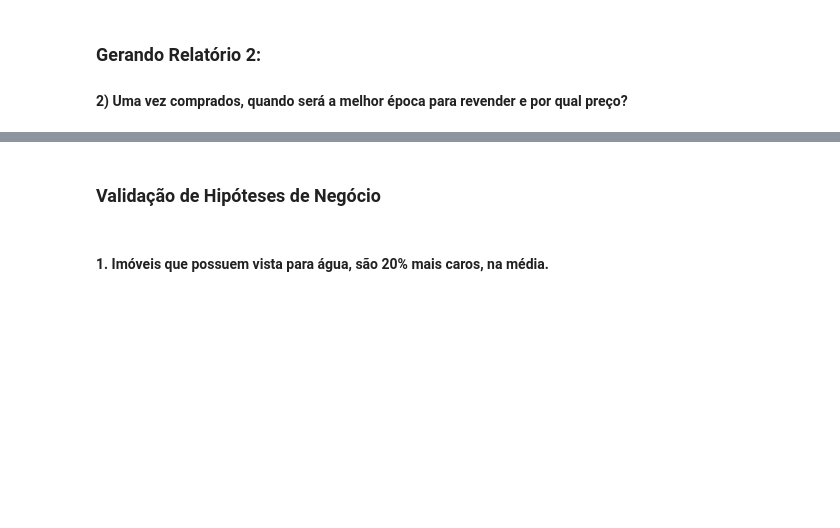
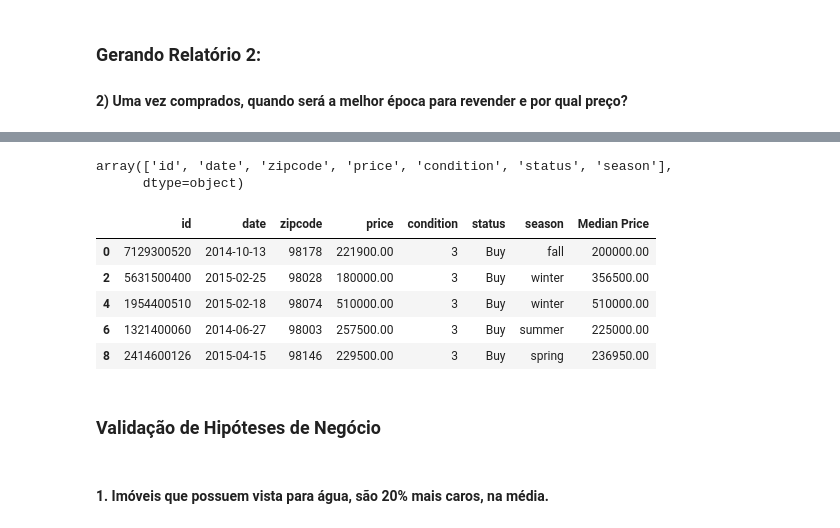
Before and after one commit to GustavoBarros11/house-rocket-insights-project, a Jupyter notebook: notebook.ipynb, the cells around one changed output, grey strips where cells are left out. Drawn from its saved outputs; the diff is of its cells as text; code cells hidden in the pictures; blank space fills up the shorter version.

```diff
--- a/notebook.ipynb
+++ b/notebook.ipynb
@@ -313,0 +355,3 @@ df_rel2 = df_rel1.copy()
+# %%
+median_price_rel2 = df_rel2.groupby(['zipcode', 'season']).agg({'price':'median'}).rename(columns={'price': 'Median Price'})
+median_price_rel2.head(8)
@@ -313,0 +369,16 @@ df_rel2 = df_rel1.copy()
+# %%
+df_rel2.drop(columns='Median Price', inplace=True, axis=1)
+df_rel2.columns.values
+# %% [output]
+array(['id', 'date', 'zipcode', 'price', 'condition', 'status', 'season'],
+      dtype=object)
+# %%
+df_rel2 = df_rel2.merge(median_price_rel2, how='left', right_index=True, left_on=['zipcode', 'season'])
+df_rel2.head()
+# %% [output]
+|  | id | date | zipcode | price | condition | status | season | Median Price |
+| 0 | 7129300520 | 2014-10-13 | 98178 | 221900.00 | 3 | Buy | fall | 200000.00 |
+| 2 | 5631500400 | 2015-02-25 | 98028 | 180000.00 | 3 | Buy | winter | 356500.00 |
+| 4 | 1954400510 | 2015-02-18 | 98074 | 510000.00 | 3 | Buy | winter | 510000.00 |
+| 6 | 1321400060 | 2014-06-27 | 98003 | 257500.00 | 3 | Buy | summer | 225000.00 |
+| 8 | 2414600126 | 2015-04-15 | 98146 | 229500.00 | 3 | Buy | spring | 236950.00 |
```
Also changed, not shown: parts of 11 cells of this notebook.
